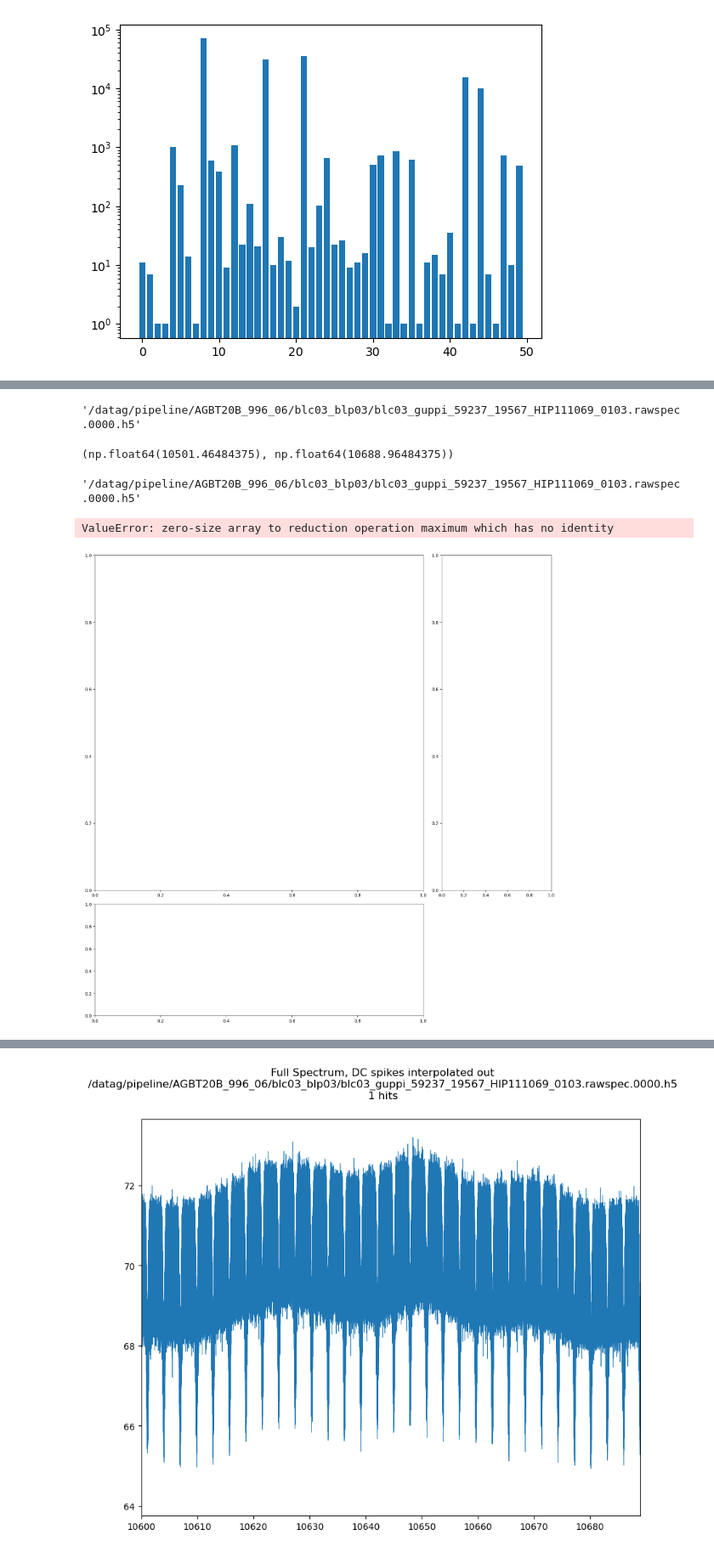
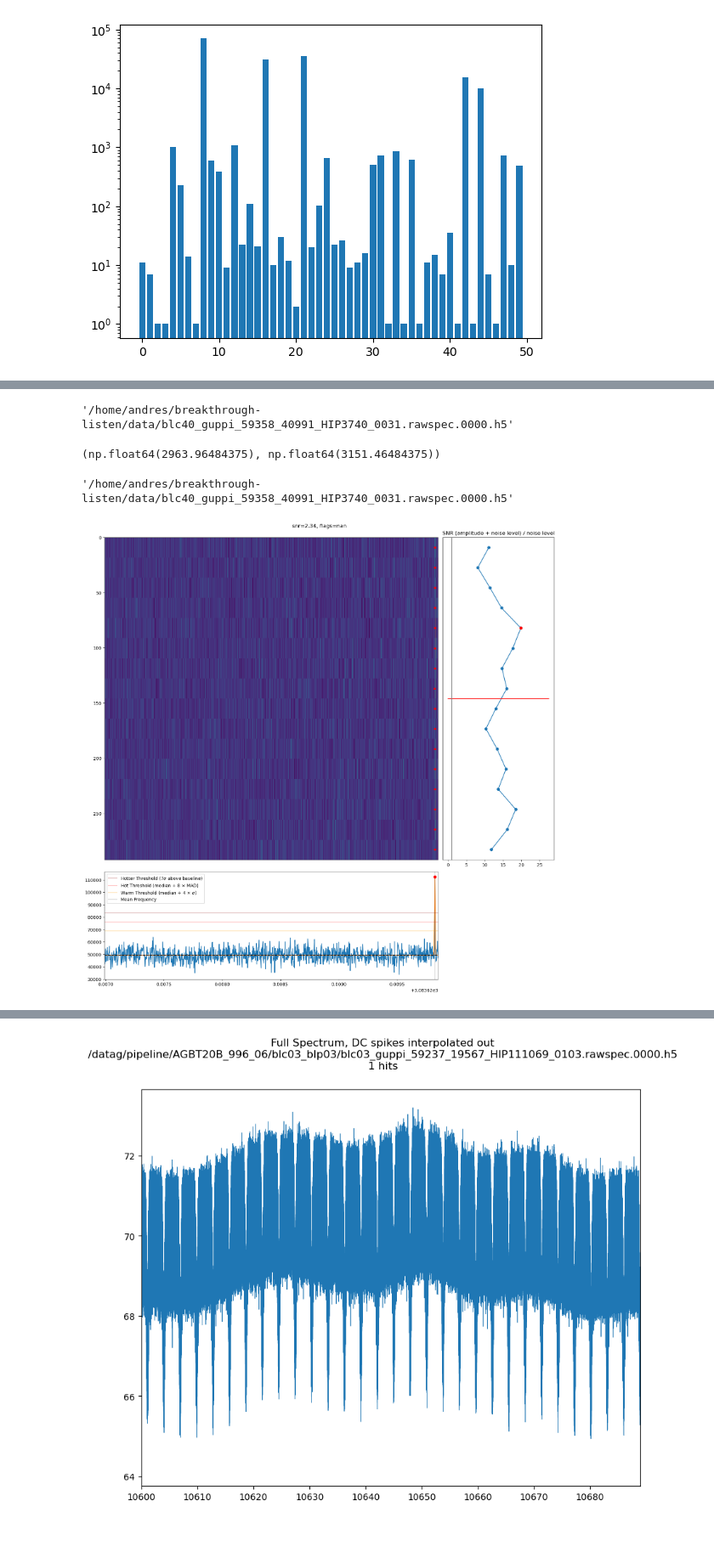
Before and after one commit to andres-luengo/bart, a Jupyter notebook: experiments/inspect_hits.ipynb, the cells around one changed output, grey strips where cells are left out. Shown at 85% size. Drawn from its saved outputs; the diff is of its cells as text; code cells hidden in the pictures.

Commit message:
plots for presentation i think

```diff
--- a/experiments/inspect_hits.ipynb
+++ b/experiments/inspect_hits.ipynb
@@ -40,7 +42,8 @@ plt.yscale('log');
 # %% [output]
 [figure]
 # %%
-TABLE_PATH = tables[32]
+# TABLE_PATH = tables[32]
+TABLE_PATH = '/home/andres/breakthrough-listen/rfi-pipeline/test/batches/batch_000.csv'
 print(TABLE_PATH)
 df = pd.read_csv(TABLE_PATH)
 df
@@ -57,7 +71,7 @@ PosixPath('/mnt_home/andresl/rfi-pipeline/experiments/none-images')
 fname = df['source file'].iloc[0]
 fname
 # %% [output]
-'/datag/pipeline/AGBT20B_996_06/blc03_blp03/blc03_guppi_59237_19567_HIP111069_0103.rawspec.0000.h5'
+'/home/andres/breakthrough-listen/data/blc40_guppi_59358_40991_HIP3740_0031.rawspec.0000.h5'
 # %%
 f = h5py.File(fname)
 fch1 = f['data'].attrs['fch1']
@@ -69,7 +84,7 @@ WINDOW_SIZE = 2**10
 # %%
 fch1 + (foff * nchans), fch1
 # %% [output]
-(np.float64(10501.46484375), np.float64(10688.96484375))
+(np.float64(2963.96484375), np.float64(3151.46484375))
 # %%
 def signal_model(x, mean, stdev, amplitude, noise):
     exponent = -0.5 * ((x - mean) / stdev)**2
@@ -135,7 +150,7 @@ def zap_dc(block, l_idx):
 # %%
 f.filename
 # %% [output]
-'/datag/pipeline/AGBT20B_996_06/blc03_blp03/blc03_guppi_59237_19567_HIP111069_0103.rawspec.0000.h5'
+'/home/andres/breakthrough-listen/data/blc40_guppi_59358_40991_HIP3740_0031.rawspec.0000.h5'
 # %%
 def make_figure(*, freq_index=None, hit=None, title=None):
     if hit is not None:
@@ -220,33 +235,32 @@ def make_figure(*, freq_index=None, hit=None, title=None):
 
     HOTTER_SIGNIFICANCE = 7
     clipped_slice, _, _ = scipy.stats.sigmaclip(slice_data)
     hotter_threshold = np.mean(clipped_slice) + HOTTER_SIGNIFICANCE * np.std(clipped_slice)
     slice_ax.axhline(hotter_threshold, alpha=0.3, color='darkred', label=f'Hotter Threshold ({HOTTER_SIGNIFICANCE}$\\sigma$ above baseline)')
 
     hot_threshold = slice_median + 8*scipy.stats.median_abs_deviation(slice_data)
-    slice_ax.axhline(hot_threshold, alpha=0.3, color='red', label='Hot Threshold (median + 10 $\\times$ MAD)')
+    slice_ax.axhline(hot_threshold, alpha=0.3, color='red', label='Hot Threshold (median + 8 $\\times$ MAD)')
 
     others = np.delete(slice_data, np.argmax(slice_data))
     warm_threshold = slice_median + 4*np.std(others)
     slice_ax.axhline(warm_threshold, alpha=0.3, color='orange', label='Warm Threshold (median + 4 $\\times\\ \\sigma$)')
 
     slice_freq = params[SLICE_IDX, 0]
     slice_ax.axvline(slice_freq, alpha=0.3, color='gray', label='Mean Frequency')
 
     slice_ax.scatter(x=freqs[np.argmax(slice_data)], y=np.max(slice_data), color='red', zorder=10)
 
     slice_ax.legend()
 
     fig.suptitle(title)
     return fig
 hit = df.sample().iloc[0]
 # hit = df.loc[15]
 make_figure(hit=hit, title=f'snr={hit['snr']:.3g}, flags={hit['flags']}')
 # random_index = 1024 * np.random.randint(0, f['data'].shape[2]//1024)
 # index = int((10562.495 - fch1) / foff) - 1024 * 2
 # print('weird index:', index)
 # make_figure(freq_index=index)
 plt.show()
 # %% [output]
-ValueError: zero-size array to reduction operation maximum which has no identity
-[figure, old version]
+[figure, new version]
```
Also changed, not shown: parts of 6 cells of this notebook.
